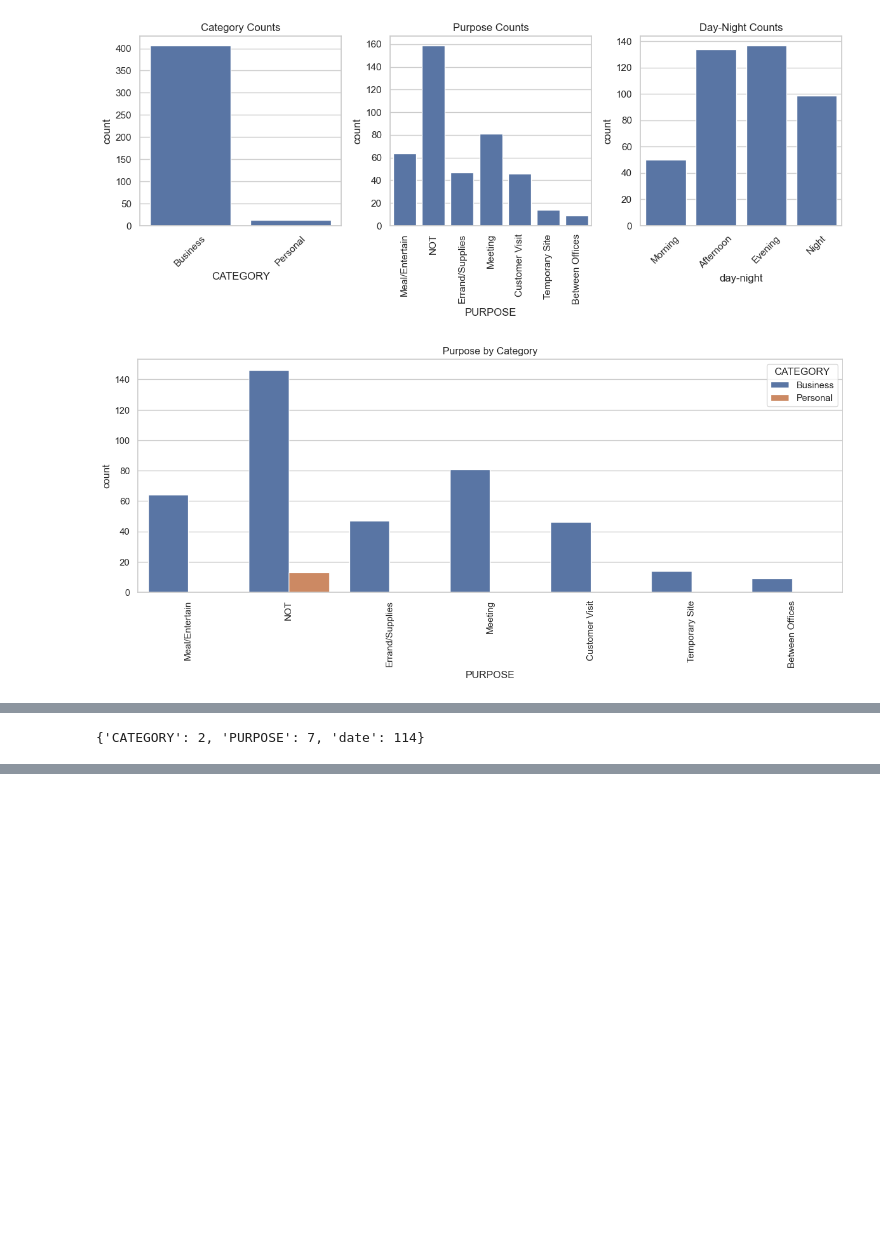
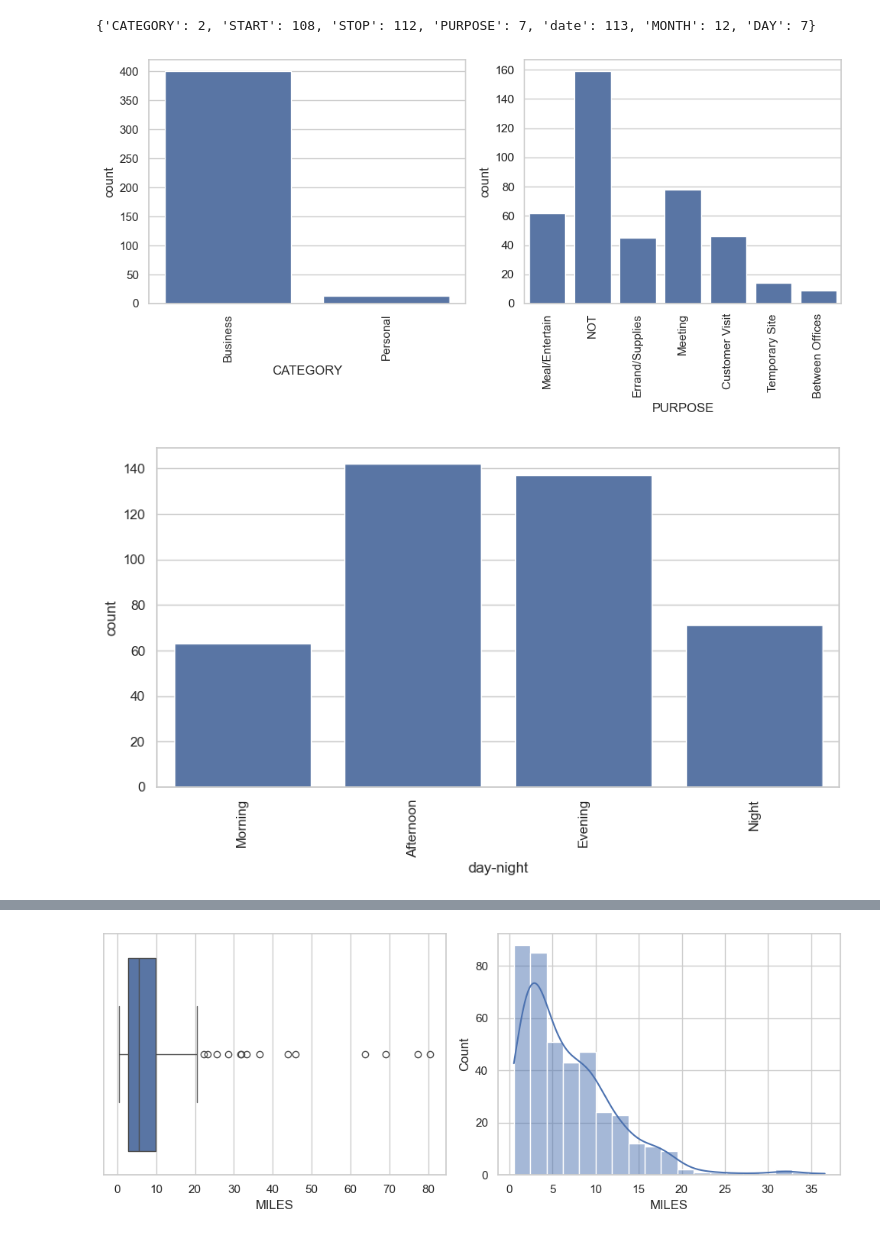
Before and after one commit to arielpuifil/python-uber-data-analysis, a Jupyter notebook: python-uber-data-analysis.ipynb, the cells around one changed output, grey strips where cells are left out. Cells and saved outputs as stored; diff of their text form; code cells hidden in the pictures; blank space fills up the shorter version.

```diff
--- a/python-uber-data-analysis.ipynb
+++ b/python-uber-data-analysis.ipynb
@@ -164,8 +101,8 @@ Feature selection: Locations (START, STOP) are dropped for this analysis due to
 # %%
-dataset['date'] = dataset['START_DATE'].dt.date
-dataset['time'] = dataset['START_DATE'].dt.hour
-dataset['day-night'] = pd.cut(dataset['time'], bins=[0, 10, 15, 19, 24], labels=['Morning', 'Afternoon', 'Evening', 'Night'], right=False)
+dataset['MONTH'] = pd.DatetimeIndex(dataset['START_DATE']).month
+month_label = {1.0: 'Jan', 2.0: 'Feb', 3.0: 'Mar', 4.0: 'April', 5.0: 'May', 6.0: 'June', 7.0: 'July', 8.0: 'Aug', 9.0: 'Sep', 10.0: 'Oct', 11.0: 'Nov', 12.0: 'Dec'}
+dataset['MONTH'] = dataset['MONTH'].map(month_label)
 
-dataset.drop(['START', 'STOP'], axis=1, inplace=True)
-
-print(dataset.head())
+dataset['DAY'] = dataset['START_DATE'].dt.weekday
+day_label = {0: 'Mon', 1: 'Tues', 2: 'Wed', 3: 'Thus', 4: 'Fri', 5: 'Sat', 6: 'Sun'}
+dataset['DAY'] = dataset['DAY'].map(day_label)
@@ -198,42 +111,50 @@ Limitations: High cardinality in locations limits geographic analysis.
 # %%
-plt.figure(figsize=(12, 5))
-plt.subplot(1, 3, 1)
-sns.countplot(x='CATEGORY', data=dataset)
-plt.title('Category Counts')
-plt.xticks(rotation=45)
+obj = (dataset.dtypes == 'object')
+object_cols = list(obj[obj].index)
+unique_values = {col: dataset[col].unique().size for col in object_cols}
+print(unique_values)
 
-plt.subplot(1, 3, 2)
-sns.countplot(x='PURPOSE', data=dataset)
-plt.title('Purpose Counts')
+plt.figure(figsize=(10, 5))
+plt.subplot(1, 2, 1)
+sns.countplot(data=dataset, x='CATEGORY')
 plt.xticks(rotation=90)
-
-plt.subplot(1, 3, 3)
-sns.countplot(x='day-night', data=dataset)
-plt.title('Day-Night Counts')
-plt.xticks(rotation=45)
+plt.subplot(1, 2, 2)
+sns.countplot(data=dataset, x='PURPOSE')
+plt.xticks(rotation=90)
 plt.tight_layout()
 plt.show()
 
-plt.figure(figsize=(15, 5))
-sns.countplot(x='PURPOSE', hue='CATEGORY', data=dataset)
-plt.title('Purpose by Category')
+plt.figure(figsize=(10, 5))
+sns.countplot(data=dataset, x='day-night')
 plt.xticks(rotation=90)
 plt.show()
 
-plt.figure(figsize=(8, 5))
-sns.scatterplot(x='time', y='MILES', data=dataset)
-plt.title('Miles vs. Start Time')
-plt.xlabel('Start Hour')
-plt.ylabel('Miles')
+plt.figure(figsize=(15, 5))
+sns.countplot(data=dataset, x='PURPOSE', hue='CATEGORY')
+plt.xticks(rotation=90)
 plt.show()
 
-sns.pairplot(dataset[['MILES', 'time']], diag_kind='kde')
-plt.suptitle('Pair Plot of Miles and Time')
+plt.figure(figsize=(10, 5))
+mon = dataset['MONTH'].value_counts(sort=False)
+df = pd.DataFrame({"MONTHS": mon.index, "VALUE COUNT": dataset.groupby('MONTH')['MILES'].max()})
+sns.lineplot(data=df, x='MONTHS', y='VALUE COUNT')
 plt.show()
 
-object_cols = dataset.select_dtypes(include='object').columns
-unique_values = {col: dataset[col].nunique() for col in object_cols}
-print(unique_values)
+plt.figure(figsize=(10, 5))
+day_label = dataset['DAY'].value_counts()
+sns.barplot(x=day_label.index, y=day_label)
+plt.xlabel('DAY')
+plt.ylabel('COUNT')
+plt.show()
+
+plt.figure(figsize=(10, 4))
+plt.subplot(1, 2, 1)
+sns.boxplot(x=dataset[dataset['MILES'] < 100]['MILES'])
+plt.subplot(1, 2, 2)
+sns.histplot(dataset[dataset['MILES'] < 40]['MILES'], kde=True)
+plt.tight_layout()
+plt.show()
 # %% [output]
+{'CATEGORY': 2, 'START': 108, 'STOP': 112, 'PURPOSE': 7, 'date': 113, 'MONTH': 12, 'DAY': 7}
-[figure, old version]
+[figure, new version]
-[figure, old version]
+[figure, new version]
@@ -242 +162,0 @@ print(unique_values)
-{'CATEGORY': 2, 'PURPOSE': 7, 'date': 114}
@@ -242,0 +164 @@ print(unique_values)
+[figure, added]
```
Also changed, not shown: parts of 18 cells of this notebook.
